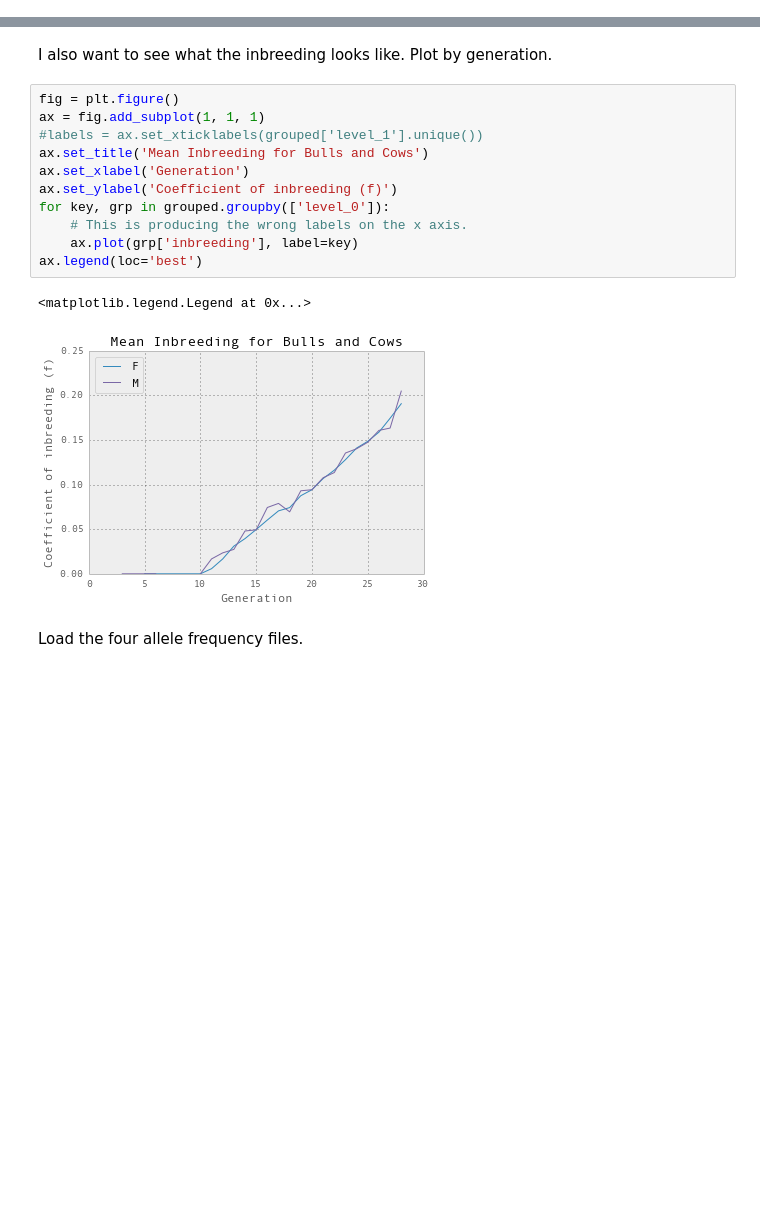
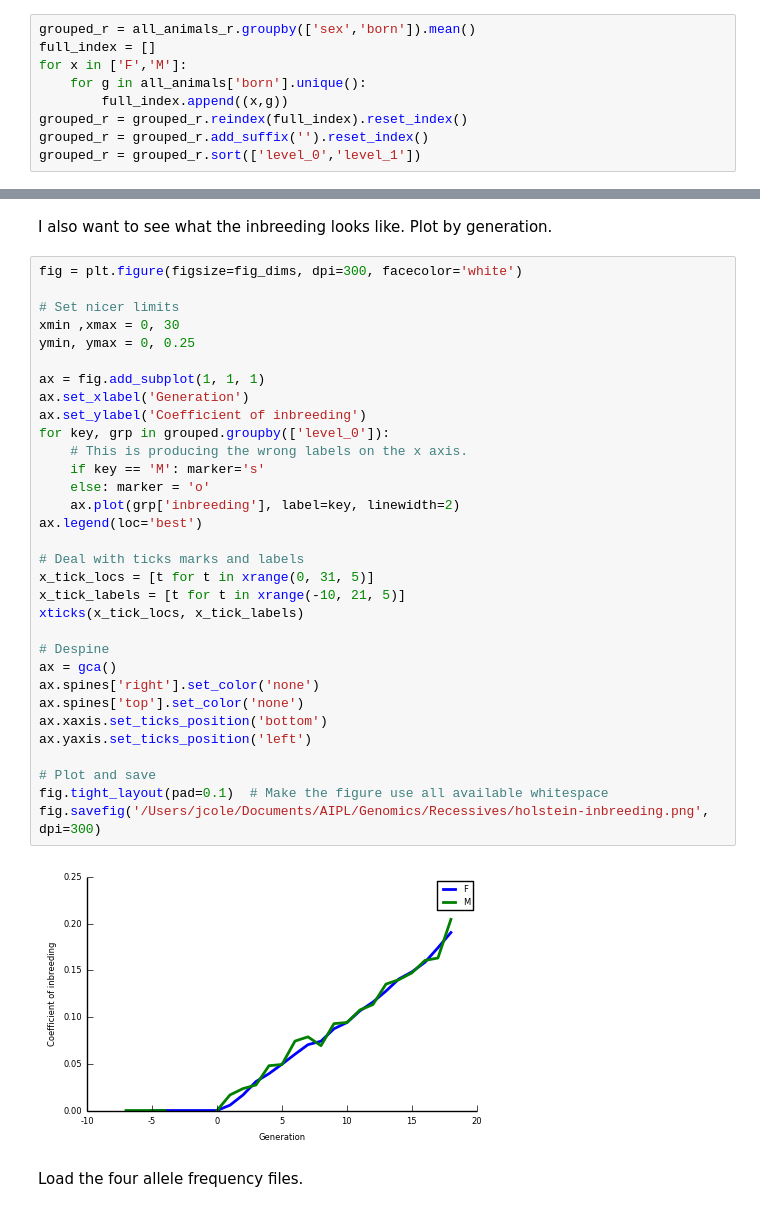
Before and after one commit to wintermind/multiple-recessives, a Jupyter notebook: Analyze Simulation Results - Holstein.ipynb, the cells around one changed output, grey strips where cells are left out. Drawn from its saved outputs; the diff is of its cells as text; blank space fills up the shorter version.

```diff
--- a/Analyze Simulation Results - Holstein.ipynb
+++ b/Analyze Simulation Results - Holstein.ipynb
@@ -79,0 +131,9 @@ grouped = grouped.sort(['level_0','level_1'])
+# %%
+grouped_r = all_animals_r.groupby(['sex','born']).mean()
+full_index = []
+for x in ['F','M']:
+    for g in all_animals['born'].unique():
+        full_index.append((x,g))
+grouped_r = grouped_r.reindex(full_index).reset_index()
+grouped_r = grouped_r.add_suffix('').reset_index()
+grouped_r = grouped_r.sort(['level_0','level_1'])
@@ -194,19 +326,39 @@ ax.legend(loc='best')
 # %% [markdown]
 I also want to see what the inbreeding looks like. Plot by generation.
-# %%
-fig = plt.figure()
-ax = fig.add_subplot(1, 1, 1)
-#labels = ax.set_xticklabels(grouped['level_1'].unique())
-ax.set_title('Mean Inbreeding for Bulls and Cows')
-ax.set_xlabel('Generation')
-ax.set_ylabel('Coefficient of inbreeding (f)')
-for key, grp in grouped.groupby(['level_0']):
-    # This is producing the wrong labels on the x axis.
-    ax.plot(grp['inbreeding'], label=key)
-ax.legend(loc='best')
-# %% [output]
-<matplotlib.legend.Legend at 0x...>
-[figure, removed]
+# %%
+fig = plt.figure(figsize=fig_dims, dpi=300, facecolor='white')
+
+# Set nicer limits
+xmin ,xmax = 0, 30
+ymin, ymax = 0, 0.25
+
+ax = fig.add_subplot(1, 1, 1)
+ax.set_xlabel('Generation')
+ax.set_ylabel('Coefficient of inbreeding')
+for key, grp in grouped.groupby(['level_0']):
+    # This is producing the wrong labels on the x axis.
+    if key == 'M': marker='s'
+    else: marker = 'o'
+    ax.plot(grp['inbreeding'], label=key, linewidth=2)
+ax.legend(loc='best')
+
+# Deal with ticks marks and labels
+x_tick_locs = [t for t in xrange(0, 31, 5)]
+x_tick_labels = [t for t in xrange(-10, 21, 5)]
+xticks(x_tick_locs, x_tick_labels)
+
+# Despine
+ax = gca()
+ax.spines['right'].set_color('none')
+ax.spines['top'].set_color('none')
+ax.xaxis.set_ticks_position('bottom')
+ax.yaxis.set_ticks_position('left')
+
+# Plot and save
+fig.tight_layout(pad=0.1)  # Make the figure use all available whitespace
+fig.savefig('/Users/jcole/Documents/AIPL/Genomics/Recessives/holstein-inbreeding.png', dpi=300)
+# %% [output]
+[figure, added]
 # %% [markdown]
 Load the four allele frequency files.
 # %%
```
Also changed, not shown: parts of 26 cells of this notebook, 4 other files.
